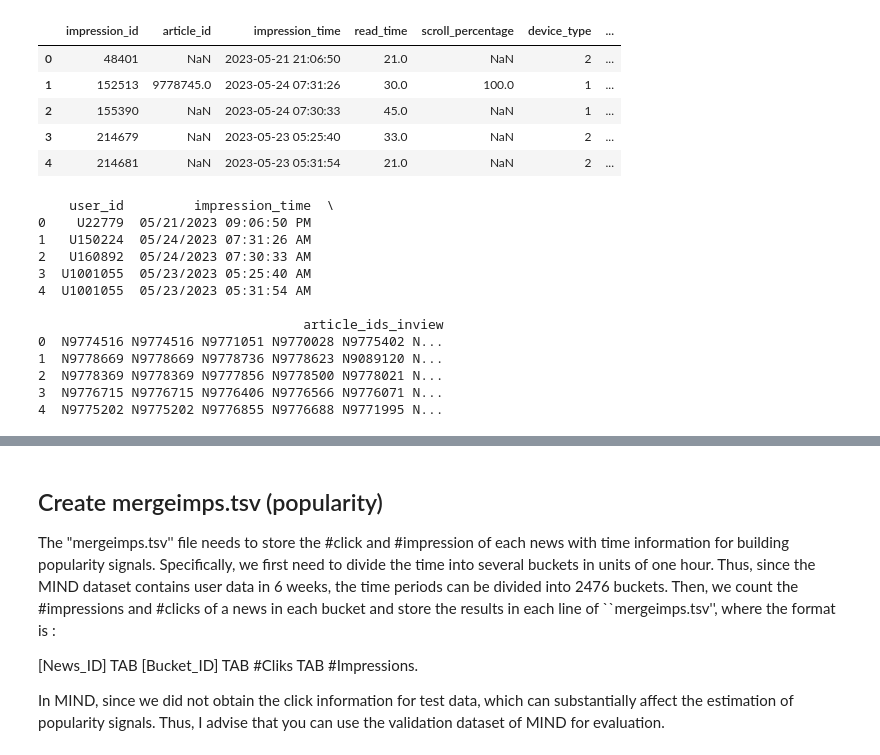
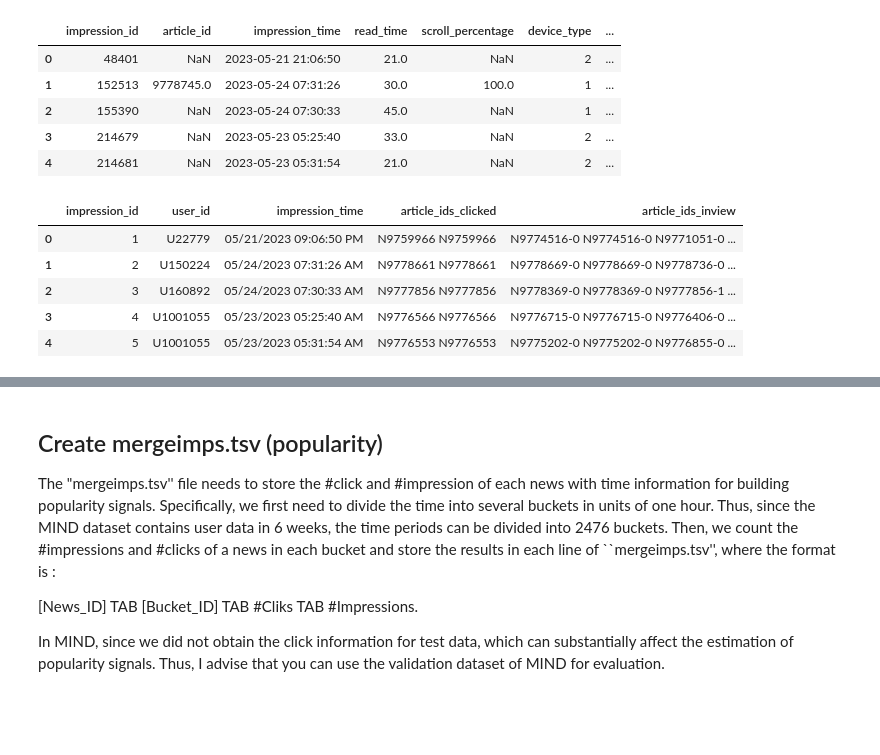
Before and after one commit to IvoBrink/RecSys-PP-Rec, a Jupyter notebook: data/Challenge/ebnerd_original/reformat_data.ipynb, the cells around one changed output, grey strips where cells are left out. Cells and saved outputs as stored; diff of their text form; code cells hidden in the pictures; blank space fills up the shorter version.

```diff
--- a/data/Challenge/ebnerd_original/reformat_data.ipynb
+++ b/data/Challenge/ebnerd_original/reformat_data.ipynb
@@ -25,51 +25,62 @@ behaviors.head()
 | 3 | 214679 | NaN | 2023-05-23 05:25:40 | 33.0 | NaN | 2 | ... |
 | 4 | 214681 | NaN | 2023-05-23 05:31:54 | 21.0 | NaN | 2 | ... |
 # %%
+def process_ids(row):
+    clicked_ids = set(row['article_ids_clicked'].split())
+    inview_ids = row['article_ids_inview'].split()
+    processed_ids = [id + '-1' if id in clicked_ids else id + '-0' for id in inview_ids]
+    return ' '.join(processed_ids)
+
 # Convert 'impression_time' to string
 behaviors['impression_time'] = behaviors['impression_time'].astype(str)
 
 # Check if 'impression_time' is already in the desired format
 if not behaviors['impression_time'].str.contains('/').any():
     # Convert 'impression_time' to datetime
     behaviors['impression_time'] = pd.to_datetime(behaviors['impression_time'])
 
     # Format 'impression_time' in the desired format
     behaviors['impression_time'] = behaviors['impression_time'].dt.strftime('%m/%d/%Y %I:%M:%S %p')
 
 # Add 'U' before every 'user_id' if it doesn't already start with 'U'
 behaviors['user_id'] = behaviors['user_id'].apply(lambda x: 'U' + str(x) if not str(x).startswith('U') else str(x))
 
 # Convert 'article_ids_inview' to string
 behaviors['article_ids_inview'] = behaviors['article_ids_inview'].astype(str)
 
+
+if not behaviors['article_ids_clicked'].str.contains(' N').any():
+    behaviors['article_ids_clicked'] = behaviors['article_ids_clicked'].apply(lambda x: 'N' + str(x).split(' ', 1)[0] + ' ' + str(x))
+    behaviors['article_ids_clicked'] = behaviors['article_ids_clicked'].str.replace(' ', ' N').str.replace('[', '').str.replace(']', '')
+
 # Check if 'article_ids_inview' is already in the desired format
 if not behaviors['article_ids_inview'].str.contains(' N').any():
     # For each line in the 'article_ids_inview' column, add 'N' upfront
     # Add 'N' before each 'article_ids_inview', replace each space with ' N' and remove square brackets
     behaviors['article_ids_inview'] = behaviors['article_ids_inview'].apply(lambda x: 'N' + str(x).split(' ', 1)[0] + ' ' + str(x))
     behaviors['article_ids_inview'] = behaviors['article_ids_inview'].str.replace(' ', ' N').str.replace('[', '').str.replace(']', '')
 
 # Select the required columns
-train_file = behaviors[['user_id', 'impression_time', 'article_ids_inview']]
+train_file = behaviors[['user_id', 'impression_time', 'article_ids_clicked', 'article_ids_inview']]
 
 # Write to a new .tsv file without index
-train_file.to_csv('train.tsv', sep='\t', index=False, header=False)
+train_file.to_csv('/Users/sebastiaan/Desktop/RecSys-PP-Rec-2/data/Challenge/train.tsv', sep='\t', index=False, header=True)
 
 # Read the file and print the head
-df = pd.read_csv('train.tsv', sep='\t')
-pd.set_option('display.max_columns', None)
-print(df.head())
+df = pd.read_csv('/Users/sebastiaan/Desktop/RecSys-PP-Rec-2/data/Challenge/train.tsv', sep='\t')
+df.insert(0, 'impression_id', range(1, 1 + len(df)))
+df['article_ids_inview'] = df['article_ids_inview'].str.replace('"', '')
+df['article_ids_inview'] = df.apply(process_ids, axis=1)
+df.columns = ['impression_id', 'user_id', 'impression_time', 'article_ids_clicked', 'article_ids_inview']
+
+# Write the DataFrame back to the .tsv file
+df.to_csv('/Users/sebastiaan/Desktop/RecSys-PP-Rec-2/data/Challenge/train.tsv', sep='\t', index=False, header=False)
+
+df.head()
 # %% [output]
-    user_id         impression_time  \
-0    U22779  05/21/2023 09:06:50 PM
-1   U150224  05/24/2023 07:31:26 AM
-2   U160892  05/24/2023 07:30:33 AM
-3  U1001055  05/23/2023 05:25:40 AM
-4  U1001055  05/23/2023 05:31:54 AM
-
-                                  article_ids_inview
-0  N9774516 N9774516 N9771051 N9770028 N9775402 N...
-1  N9778669 N9778669 N9778736 N9778623 N9089120 N...
-2  N9778369 N9778369 N9777856 N9778500 N9778021 N...
-3  N9776715 N9776715 N9776406 N9776566 N9776071 N...
-4  N9775202 N9775202 N9776855 N9776688 N9771995 N...
+|  | impression_id | user_id | impression_time | article_ids_clicked | article_ids_inview |
+| 0 | 1 | U22779 | 05/21/2023 09:06:50 PM | N9759966 N9759966 | N9774516-0 N9774516-0 N9771051-0 ... |
+| 1 | 2 | U150224 | 05/24/2023 07:31:26 AM | N9778661 N9778661 | N9778669-0 N9778669-0 N9778736-0 ... |
+| 2 | 3 | U160892 | 05/24/2023 07:30:33 AM | N9777856 N9777856 | N9778369-0 N9778369-0 N9777856-1 ... |
+| 3 | 4 | U1001055 | 05/23/2023 05:25:40 AM | N9776566 N9776566 | N9776715-0 N9776715-0 N9776406-0 ... |
+| 4 | 5 | U1001055 | 05/23/2023 05:31:54 AM | N9776553 N9776553 | N9775202-0 N9775202-0 N9776855-0 ... |
```
Also changed, not shown: parts of 1 cell of this notebook, 2 other files.
